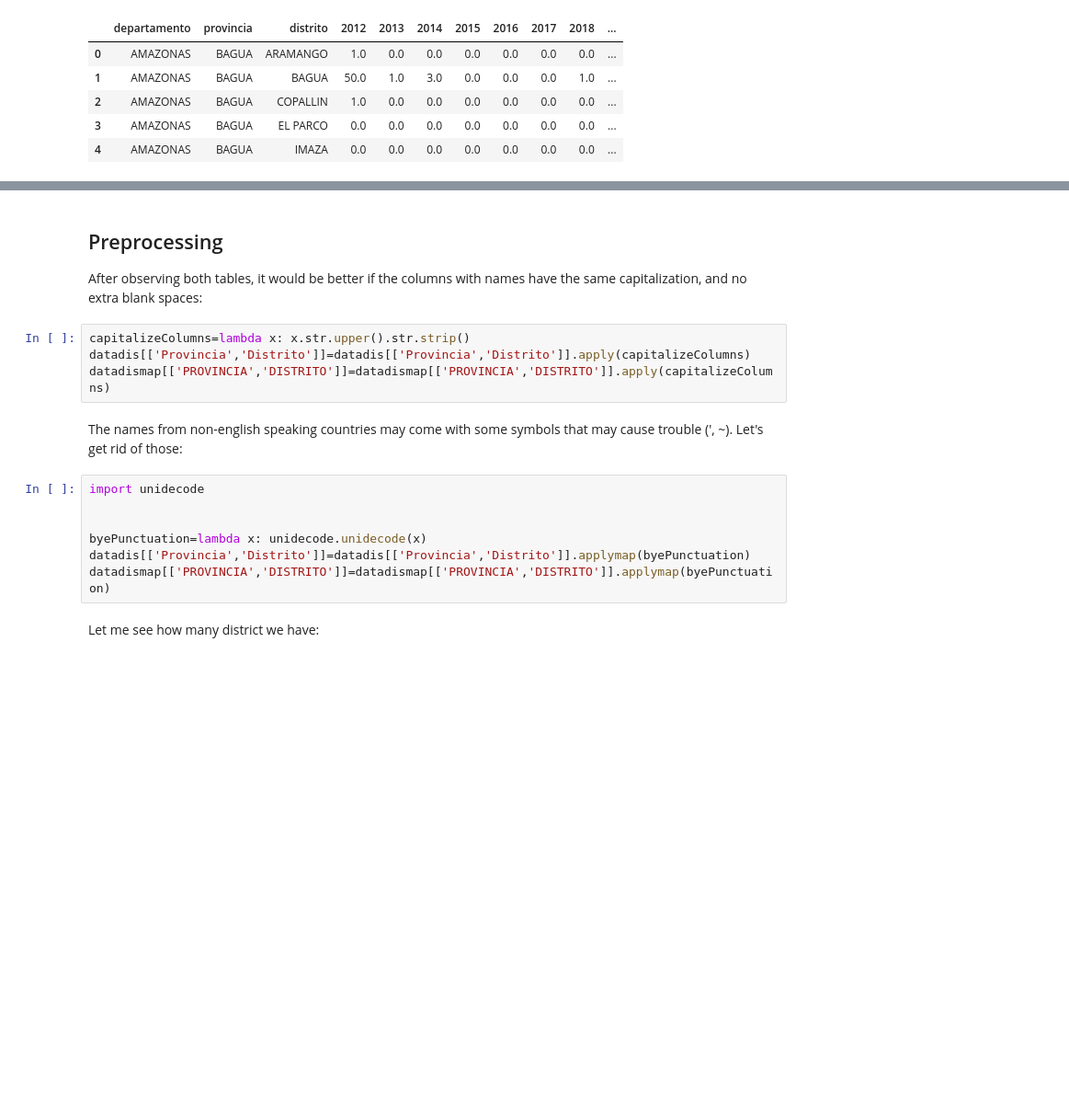
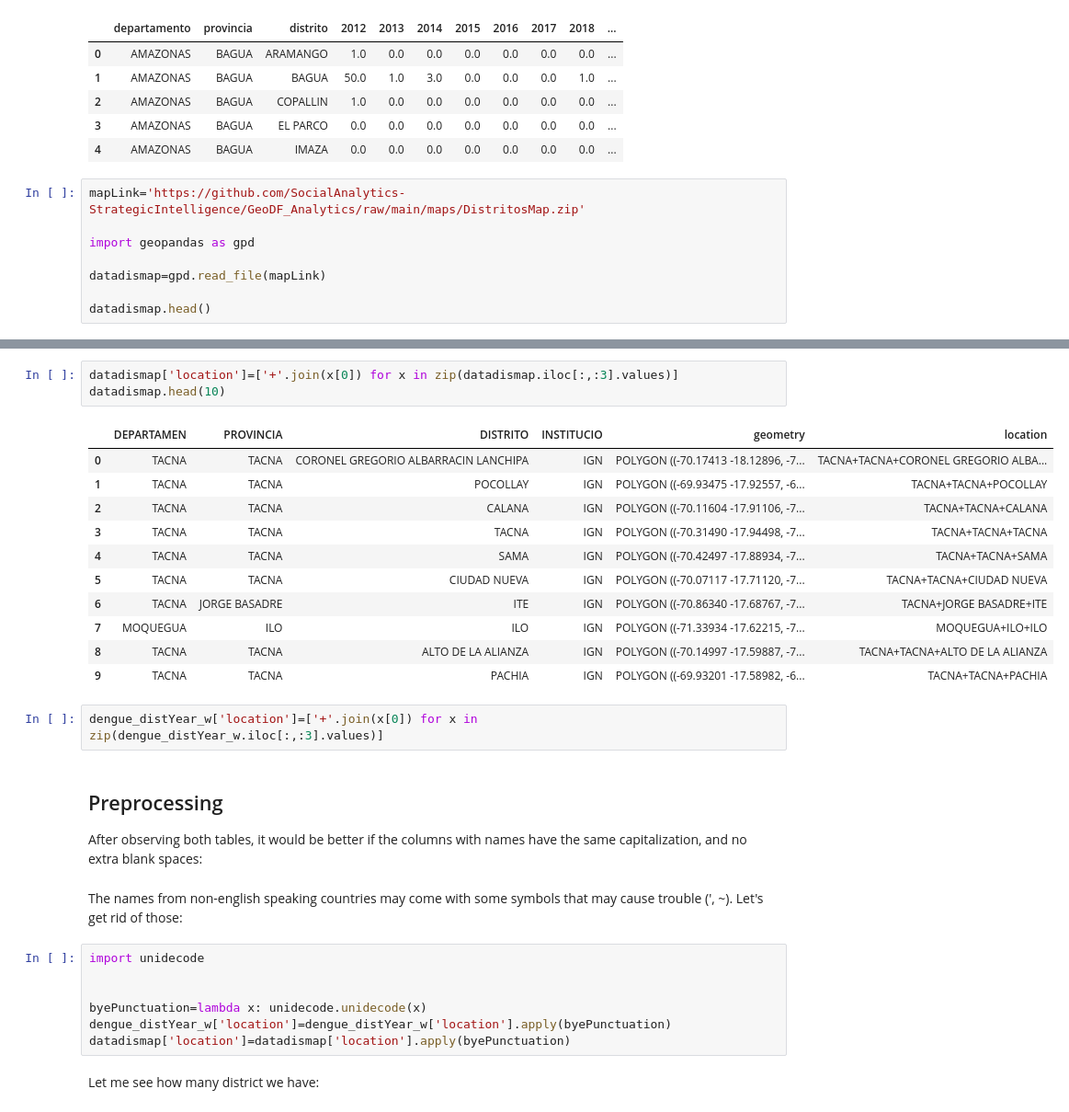
Before and after one commit to SocialAnalytics-StrategicIntelligence/GeoDFBasics_Analytics, a Jupyter notebook: geoDF_ANALYTICS.ipynb, the cells around one changed output, grey strips where cells are left out. Shown at 92% size. Saved outputs shown, nothing was run; the diff lists cells and outputs as text; blank space fills up the shorter version.

```diff
--- a/geoDF_ANALYTICS.ipynb
+++ b/geoDF_ANALYTICS.ipynb
@@ -159,3 +159,11 @@ dengue_distYear_w.head()
 | 2 | AMAZONAS | BAGUA | COPALLIN | 1.0 | 0.0 | 0.0 | 0.0 | 0.0 | 0.0 | 0.0 | ... |
 | 3 | AMAZONAS | BAGUA | EL PARCO | 0.0 | 0.0 | 0.0 | 0.0 | 0.0 | 0.0 | 0.0 | ... |
 | 4 | AMAZONAS | BAGUA | IMAZA | 0.0 | 0.0 | 0.0 | 0.0 | 0.0 | 0.0 | 0.0 | ... |
+# %%
+mapLink='https://github.com/SocialAnalytics-StrategicIntelligence/GeoDF_Analytics/raw/main/maps/DistritosMap.zip'
+
+import geopandas as gpd
+
+datadismap=gpd.read_file(mapLink)
+
+datadismap.head()
@@ -162,11 +177,24 @@ dengue_distYear_w.head()
+# %%
+datadismap['location']=['+'.join(x[0]) for x in zip(datadismap.iloc[:,:3].values)]
+datadismap.head(10)
+# %% [output]
+|  | DEPARTAMEN | PROVINCIA | DISTRITO | INSTITUCIO | geometry | location |
+| 0 | TACNA | TACNA | CORONEL GREGORIO ALBARRACIN LANCHIPA | IGN | POLYGON ((-70.17413 -18.12896, -7... | TACNA+TACNA+CORONEL GREGORIO ALBA... |
+| 1 | TACNA | TACNA | POCOLLAY | IGN | POLYGON ((-69.93475 -17.92557, -6... | TACNA+TACNA+POCOLLAY |
+| 2 | TACNA | TACNA | CALANA | IGN | POLYGON ((-70.11604 -17.91106, -7... | TACNA+TACNA+CALANA |
+| 3 | TACNA | TACNA | TACNA | IGN | POLYGON ((-70.31490 -17.94498, -7... | TACNA+TACNA+TACNA |
+| 4 | TACNA | TACNA | SAMA | IGN | POLYGON ((-70.42497 -17.88934, -7... | TACNA+TACNA+SAMA |
+| 5 | TACNA | TACNA | CIUDAD NUEVA | IGN | POLYGON ((-70.07117 -17.71120, -7... | TACNA+TACNA+CIUDAD NUEVA |
+| 6 | TACNA | JORGE BASADRE | ITE | IGN | POLYGON ((-70.86340 -17.68767, -7... | TACNA+JORGE BASADRE+ITE |
+| 7 | MOQUEGUA | ILO | ILO | IGN | POLYGON ((-71.33934 -17.62215, -7... | MOQUEGUA+ILO+ILO |
+| 8 | TACNA | TACNA | ALTO DE LA ALIANZA | IGN | POLYGON ((-70.14997 -17.59887, -7... | TACNA+TACNA+ALTO DE LA ALIANZA |
+| 9 | TACNA | TACNA | PACHIA | IGN | POLYGON ((-69.93201 -17.58982, -6... | TACNA+TACNA+PACHIA |
+# %%
+dengue_distYear_w['location']=['+'.join(x[0]) for x in zip(dengue_distYear_w.iloc[:,:3].values)]
 # %% [markdown]
 ## Preprocessing
 
 After observing both tables, it would be better if the columns with names have the same capitalization, and no extra blank spaces:
-# %%
-capitalizeColumns=lambda x: x.str.upper().str.strip()
-datadis[['Provincia','Distrito']]=datadis[['Provincia','Distrito']].apply(capitalizeColumns)
-datadismap[['PROVINCIA','DISTRITO']]=datadismap[['PROVINCIA','DISTRITO']].apply(capitalizeColumns)
 # %% [markdown]
 The names from non-english speaking countries may come with some symbols that may cause trouble (', ~). Let's get rid of those:
 # %%
@@ -174,7 +202,7 @@ import unidecode
 
 
 byePunctuation=lambda x: unidecode.unidecode(x)
-datadis[['Provincia','Distrito']]=datadis[['Provincia','Distrito']].applymap(byePunctuation)
-datadismap[['PROVINCIA','DISTRITO']]=datadismap[['PROVINCIA','DISTRITO']].applymap(byePunctuation)
+dengue_distYear_w['location']=dengue_distYear_w['location'].apply(byePunctuation)
+datadismap['location']=datadismap['location'].apply(byePunctuation)
 # %% [markdown]
 Let me see how many district we have:
```
Also changed, not shown: parts of 25 cells of this notebook, 2 other files.
